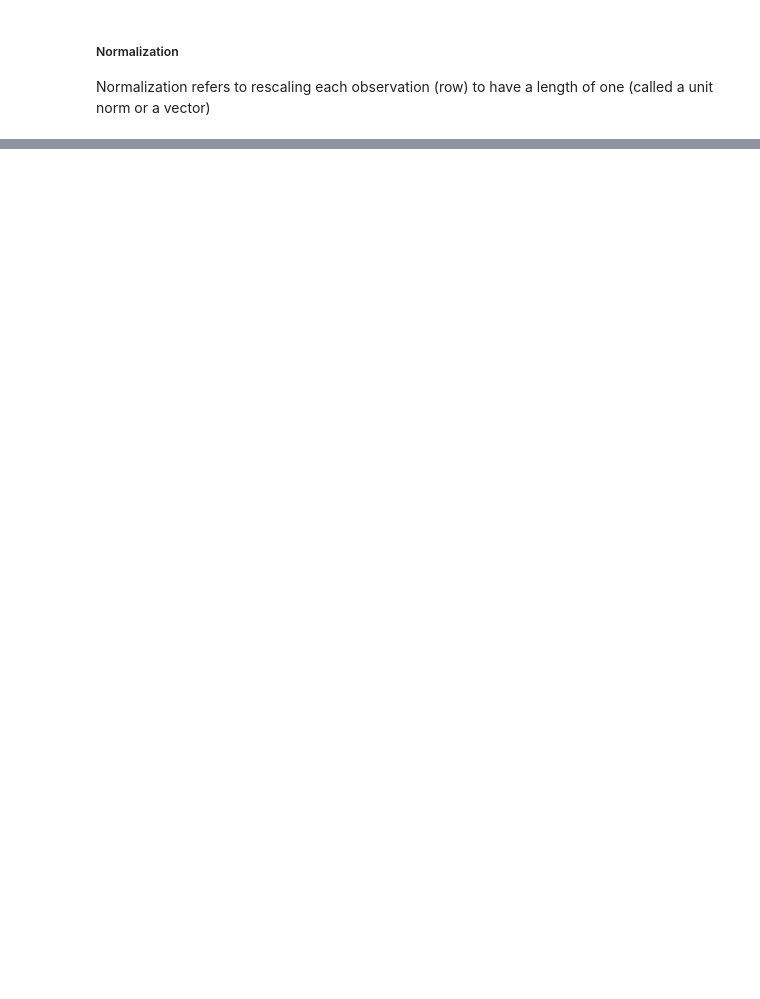
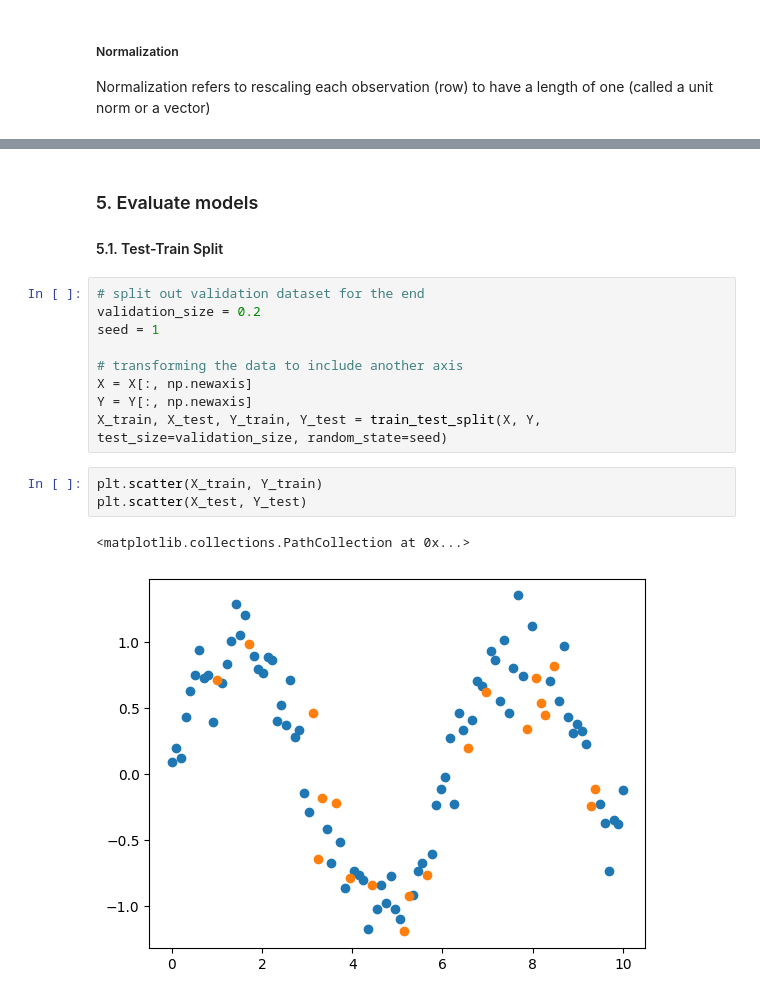
Before and after one commit to jamiecjm/quantpy-finml-course, a Jupyter notebook: chapter3.ipynb, the cells around one changed output, grey strips where cells are left out. Saved outputs shown, nothing was run; the diff lists cells and outputs as text; blank space fills up the shorter version.

Commit message:
Evaluate models

```diff
--- a/chapter3.ipynb
+++ b/chapter3.ipynb
@@ -195,3 +195,22 @@ NormalizedX.head()
 | 2 | 0.001624 | 0.002398 | 0.002154 | 0.003230 | 0.000832 | 0.004471 | 0.000054 | 0.107995 | ... |
 | 3 | 0.001628 | 0.002415 | 0.002166 | 0.003242 | 0.000829 | 0.004448 | 0.000053 | 0.107808 | ... |
 | 4 | 0.001623 | 0.002451 | 0.002176 | 0.003247 | 0.000882 | 0.004446 | 0.000053 | 0.108040 | ... |
+# %% [markdown]
+### 5. Evaluate models
+
+#### 5.1. Test-Train Split
+# %%
+# split out validation dataset for the end
+validation_size = 0.2
+seed = 1
+
+# transforming the data to include another axis
+X = X[:, np.newaxis]
+Y = Y[:, np.newaxis]
+X_train, X_test, Y_train, Y_test = train_test_split(X, Y, test_size=validation_size, random_state=seed)
+# %%
+plt.scatter(X_train, Y_train)
+plt.scatter(X_test, Y_test)
+# %% [output]
+<matplotlib.collections.PathCollection at 0x...>
+[figure, added]
```
Also changed, not shown: parts of 3 cells of this notebook.
